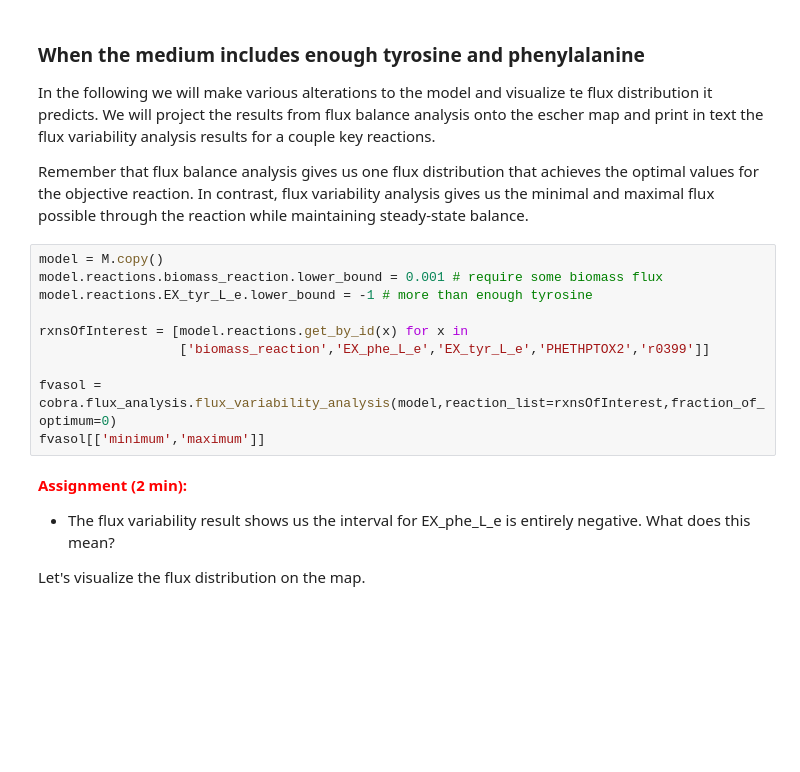
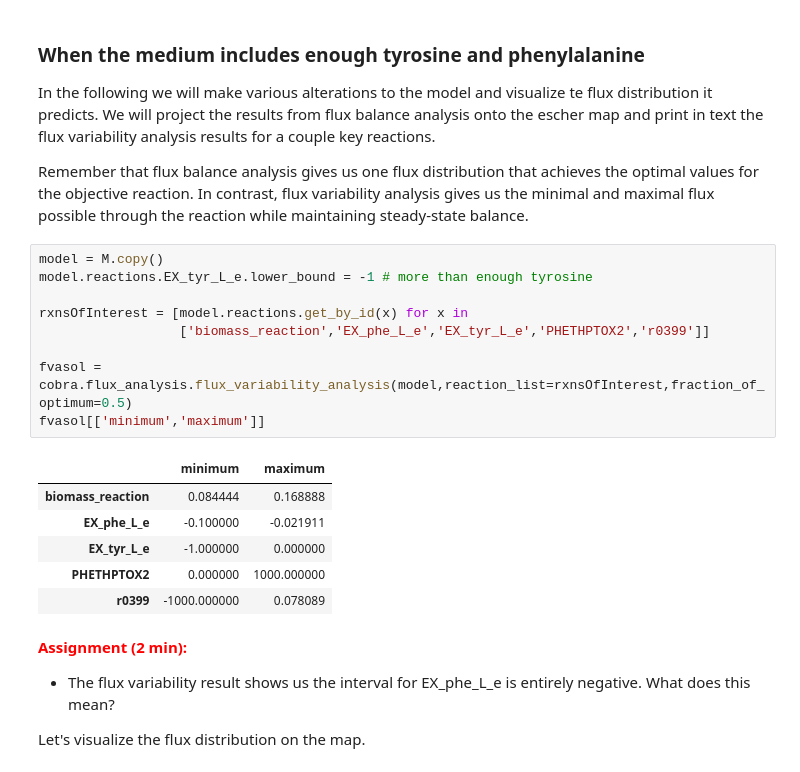
Before and after one commit to ThierryMondeel/Systems_Biology_FBA_tutorial, a Jupyter notebook: FBA_tutorials/3_Phenylketonuria_network_illustration.ipynb, the cells around one changed output. Drawn from its saved outputs; the diff is of its cells as text; blank space fills up the shorter version.

```diff
--- a/FBA_tutorials/3_Phenylketonuria_network_illustration.ipynb
+++ b/FBA_tutorials/3_Phenylketonuria_network_illustration.ipynb
@@ -149,14 +217,20 @@ In the following we will make various alterations to the model and visualize te
 Remember that flux balance analysis gives us one flux distribution that achieves the optimal values for the objective reaction. In contrast, flux variability analysis gives us the minimal and maximal flux possible through the reaction while maintaining steady-state balance.
 # %%
 model = M.copy()
-model.reactions.biomass_reaction.lower_bound = 0.001 # require some biomass flux
 model.reactions.EX_tyr_L_e.lower_bound = -1 # more than enough tyrosine
 
 rxnsOfInterest = [model.reactions.get_by_id(x) for x in
                   ['biomass_reaction','EX_phe_L_e','EX_tyr_L_e','PHETHPTOX2','r0399']]
 
-fvasol = cobra.flux_analysis.flux_variability_analysis(model,reaction_list=rxnsOfInterest,fraction_of_optimum=0)
+fvasol = cobra.flux_analysis.flux_variability_analysis(model,reaction_list=rxnsOfInterest,fraction_of_optimum=0.5)
 fvasol[['minimum','maximum']]
+# %% [output]
+|  | minimum | maximum |
+| biomass_reaction | 0.084444 | 0.168888 |
+| EX_phe_L_e | -0.100000 | -0.021911 |
+| EX_tyr_L_e | -1.000000 | 0.000000 |
+| PHETHPTOX2 | 0.000000 | 1000.000000 |
+| r0399 | -1000.000000 | 0.078089 |
 # %% [markdown]
 <span style="color:red">**Assignment (2 min):**</span>
 * The flux variability result shows us the interval for EX_phe_L_e is entirely negative. What does this mean?
```
Also changed, not shown: parts of 19 cells of this notebook, 2 other files.
